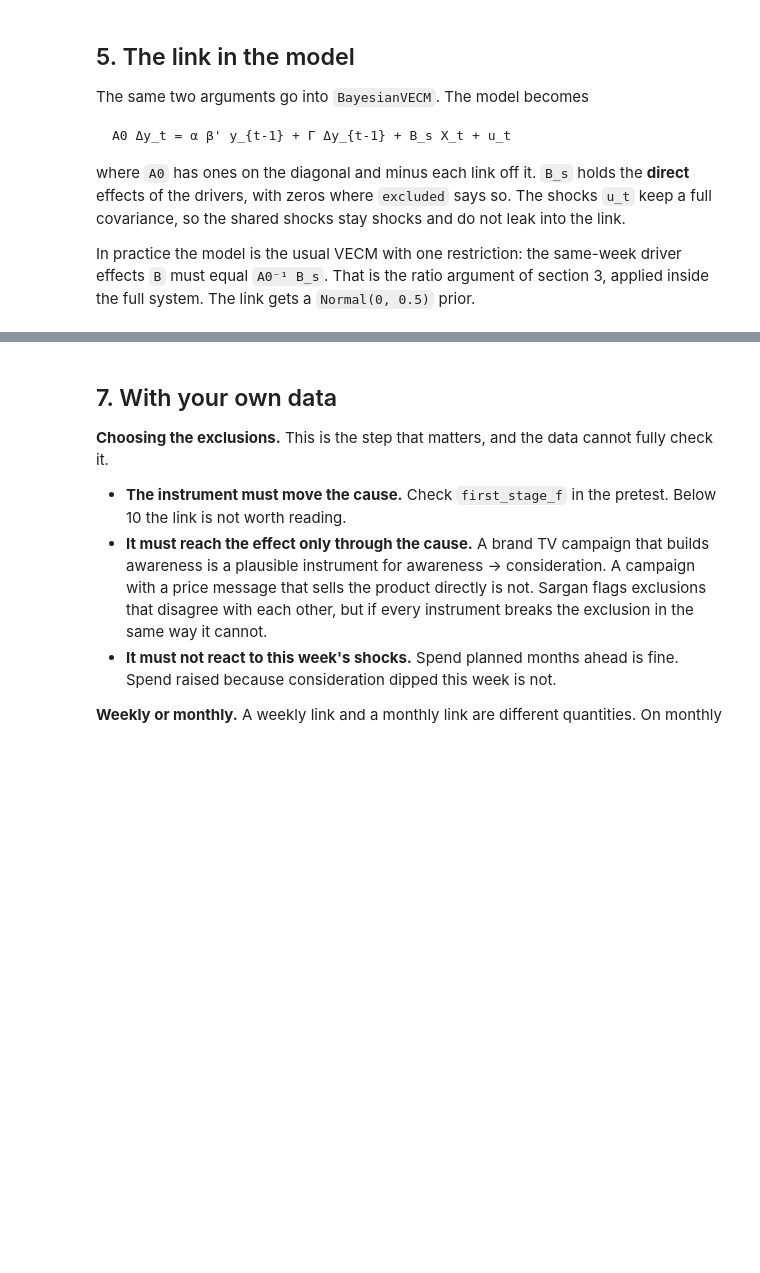
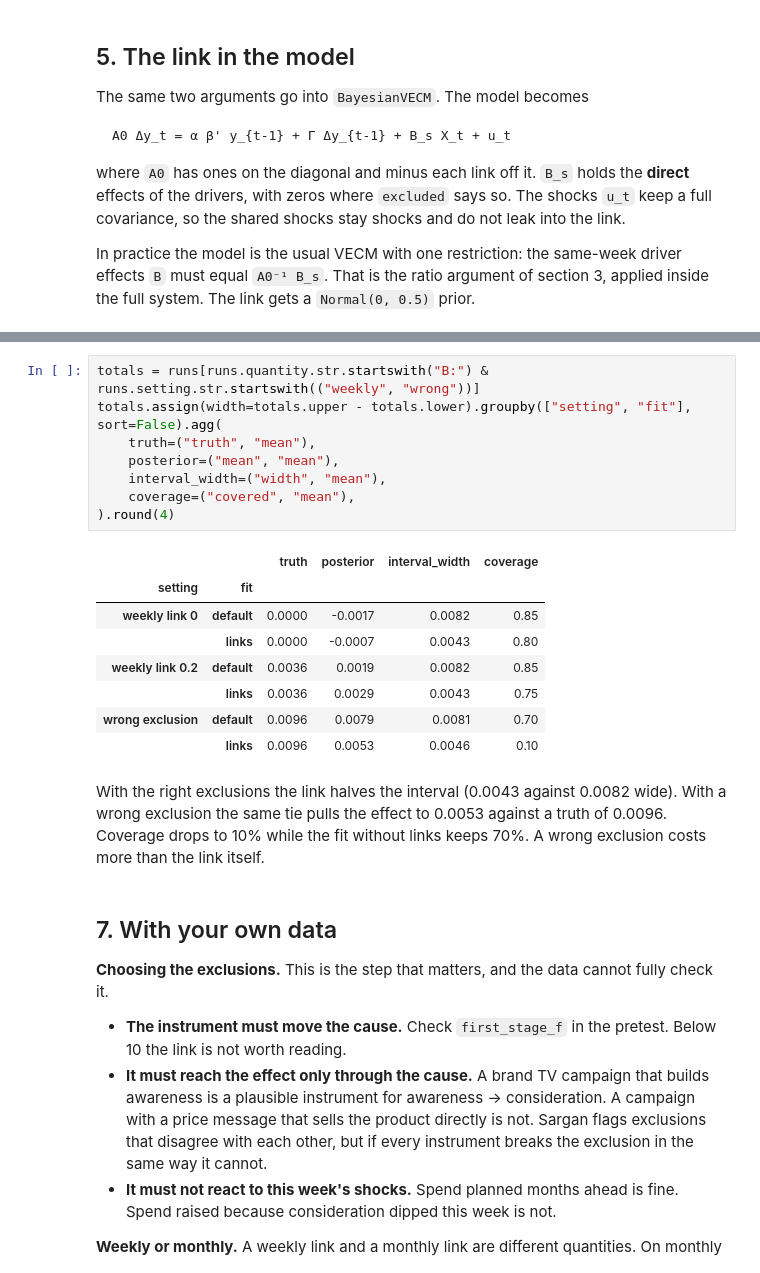
Before and after one commit to raz1470/bayesian_vecm, a Jupyter notebook: notebooks/guides/04_same_week_links.ipynb, the cells around one changed output, grey strips where cells are left out. Cells and saved outputs as stored; diff of their text form; blank space fills up the shorter version.

```diff
--- a/notebooks/guides/04_same_week_links.ipynb
+++ b/notebooks/guides/04_same_week_links.ipynb
@@ -317,3 +337,22 @@ READING_VALIDATION
+# %%
+totals = runs[runs.quantity.str.startswith("B:") & runs.setting.str.startswith(("weekly", "wrong"))]
+totals.assign(width=totals.upper - totals.lower).groupby(["setting", "fit"], sort=False).agg(
+    truth=("truth", "mean"),
+    posterior=("mean", "mean"),
+    interval_width=("width", "mean"),
+    coverage=("covered", "mean"),
+).round(4)
+# %% [output]
+|  |  | truth | posterior | interval_width | coverage |
+| setting | fit |  |  |  |  |
+| weekly link 0 | default | 0.0000 | -0.0017 | 0.0082 | 0.85 |
+|  | links | 0.0000 | -0.0007 | 0.0043 | 0.80 |
+| weekly link 0.2 | default | 0.0036 | 0.0019 | 0.0082 | 0.85 |
+|  | links | 0.0036 | 0.0029 | 0.0043 | 0.75 |
+| wrong exclusion | default | 0.0096 | 0.0079 | 0.0081 | 0.70 |
+|  | links | 0.0096 | 0.0053 | 0.0046 | 0.10 |
+# %% [markdown]
+With the right exclusions the link halves the interval (0.0043 against 0.0082 wide). With a wrong exclusion the same tie pulls the effect to 0.0053 against a truth of 0.0096. Coverage drops to 10% while the fit without links keeps 70%. A wrong exclusion costs more than the link itself.
 # %% [markdown]
 ## 7. With your own data
 
```
Also changed, not shown: parts of 13 cells of this notebook, 8 other files.
